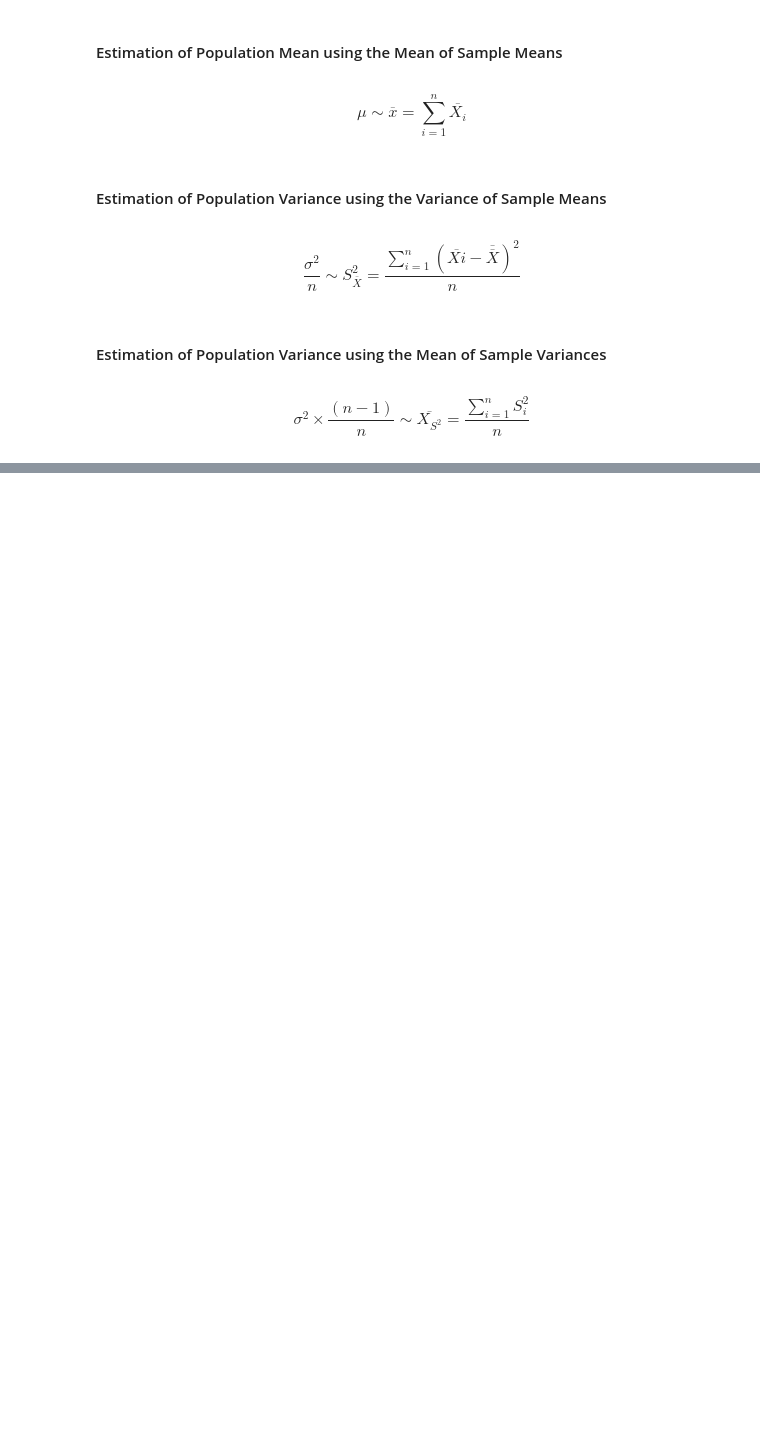
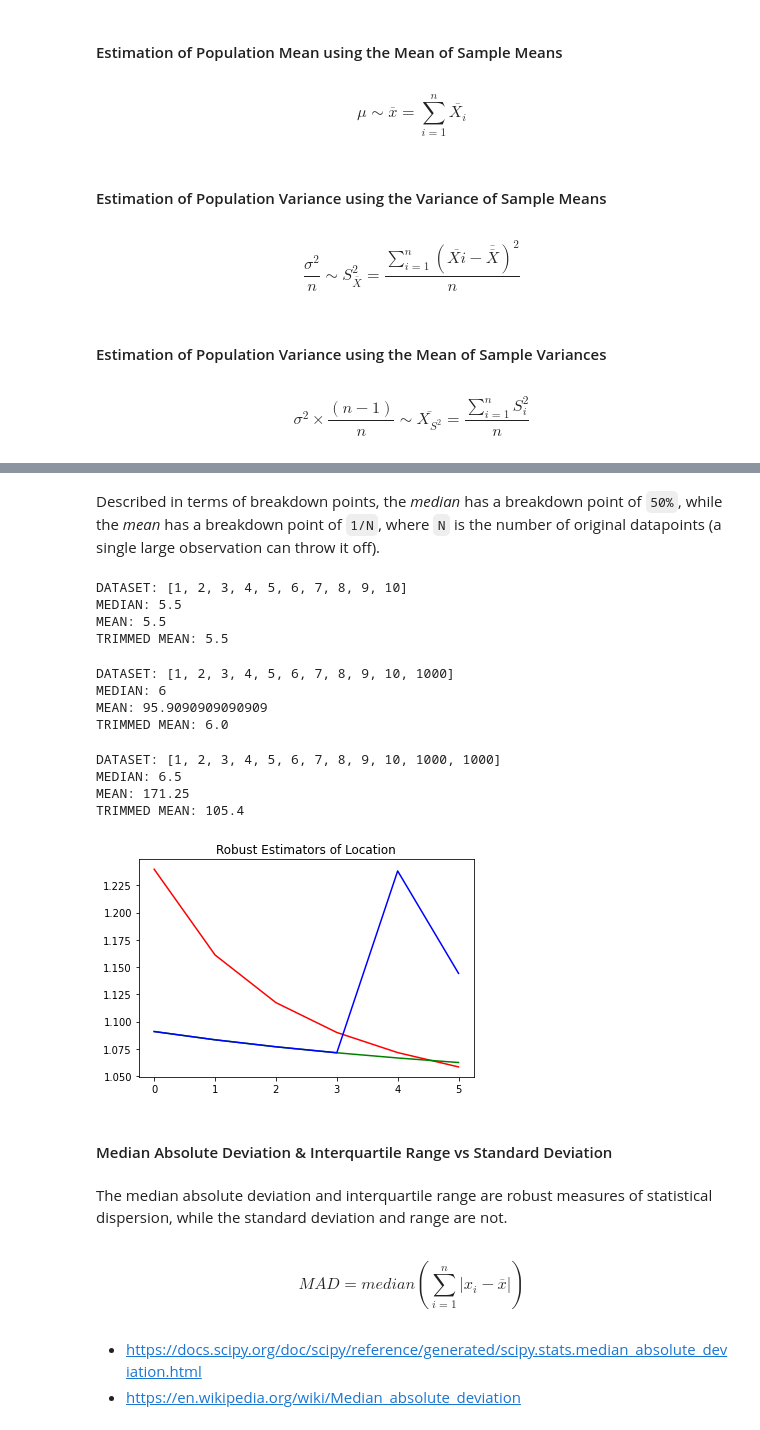
Before and after one commit to MartinCastroAlvarez/python-deep-learning-algorithms, a Jupyter notebook: statistics.ipynb, the cells around one changed output, grey strips where cells are left out. Drawn from its saved outputs; the diff is of its cells as text; code cells hidden in the pictures; blank space fills up the shorter version.

Commit message:
⚡️ Quick Fix
new: matching.ipynb
new: sequences.ipynb
modified: README.md
modified: matching.ipynb
modified: statistics.ipynb

```diff
--- a/statistics.ipynb
+++ b/statistics.ipynb
@@ -216,0 +281,77 @@ figure.show()
+# %% [markdown]
+Described in terms of breakdown points, the *median* has a breakdown point of `50%`, while the *mean* has a breakdown point of `1/N`, where `N` is the number of original datapoints (a single large observation can throw it off).
+# %%
+dataset: list = [1, 2, 3, 4, 5, 6, 7, 8, 9, 10]
+
+print('DATASET:', dataset)
+print('MEDIAN:', statistics.median(dataset))
+print('MEAN:', statistics.mean(dataset))
+print('TRIMMED MEAN:', st.trim_mean(dataset, 0.1))
+# %% [output]
+DATASET: [1, 2, 3, 4, 5, 6, 7, 8, 9, 10]
+MEDIAN: 5.5
+MEAN: 5.5
+TRIMMED MEAN: 5.5
+# %%
+dataset: list = [1, 2, 3, 4, 5, 6, 7, 8, 9, 10, 1000]
+
+print('DATASET:', dataset)
+print('MEDIAN:', statistics.median(dataset))
+print('MEAN:', statistics.mean(dataset))
+print('TRIMMED MEAN:', st.trim_mean(dataset, 0.1))
+# %% [output]
+DATASET: [1, 2, 3, 4, 5, 6, 7, 8, 9, 10, 1000]
+MEDIAN: 6
+MEAN: 95.9090909090909
+TRIMMED MEAN: 6.0
+# %%
+dataset: list = [1, 2, 3, 4, 5, 6, 7, 8, 9, 10, 1000, 1000]
+
+print('DATASET:', dataset)
+print('MEDIAN:', statistics.median(dataset))
+print('MEAN:', statistics.mean(dataset))
+print('TRIMMED MEAN:', st.trim_mean(dataset, 0.1))
+# %% [output]
+DATASET: [1, 2, 3, 4, 5, 6, 7, 8, 9, 10, 1000, 1000]
+MEDIAN: 6.5
+MEAN: 171.25
+TRIMMED MEAN: 105.4
+# %%
+dataset: list = [1, 2, 3, 4, 5, 6, 7, 8, 9, 10]
+
+mean: float = statistics.mean(dataset)
+median: float = statistics.median(dataset)
+trim: float = st.trim_mean(dataset, 0.3)
+
+mean_variation: list = []
+median_variation: list = []
+trim_variation: list = []
+
+for _ in range(int(len(dataset)/2) + 1):
+    dataset.append(20)
+    new_mean: float = statistics.mean(dataset)
+    new_median: float = statistics.median(dataset)
+    new_trim: float = st.trim_mean(dataset, 0.3)
+    mean_variation.append(new_mean / mean)
+    median_variation.append(new_median / median)
+    trim_variation.append(new_trim / trim)
+    mean = new_mean
+    median = new_median
+    trim = new_trim
+
+plt.plot(mean_variation, color='red')
+plt.plot(median_variation, color='green')
+plt.plot(trim_variation, color='blue')
+plt.title('Robust Estimators of Location')
+plt.show()
+# %% [output]
+[figure, added]
+# %% [markdown]
+#### Median Absolute Deviation & Interquartile Range vs Standard Deviation
+# %% [markdown]
+The median absolute deviation and interquartile range are robust measures of statistical dispersion, while the standard deviation and range are not.
+# %% [markdown]
+$$ MAD = median( \sum_{i=1}^{n} { |x_i - \overline{x}| }) $$
+# %% [markdown]
+* https://docs.scipy.org/doc/scipy/reference/generated/scipy.stats.median_absolute_deviation.html
+* https://en.wikipedia.org/wiki/Median_absolute_deviation
```
Also changed, not shown: parts of 60 cells of this notebook, 3 other files.
